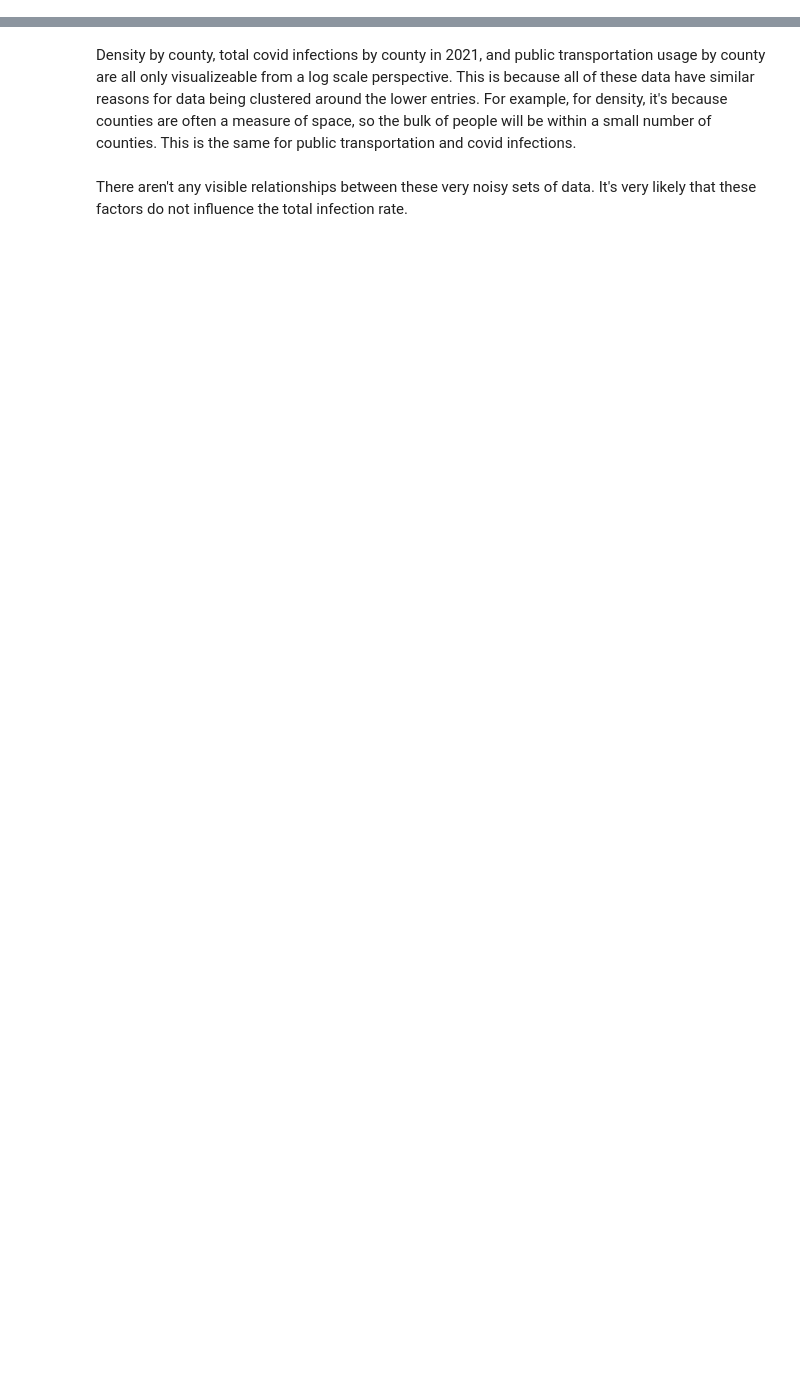
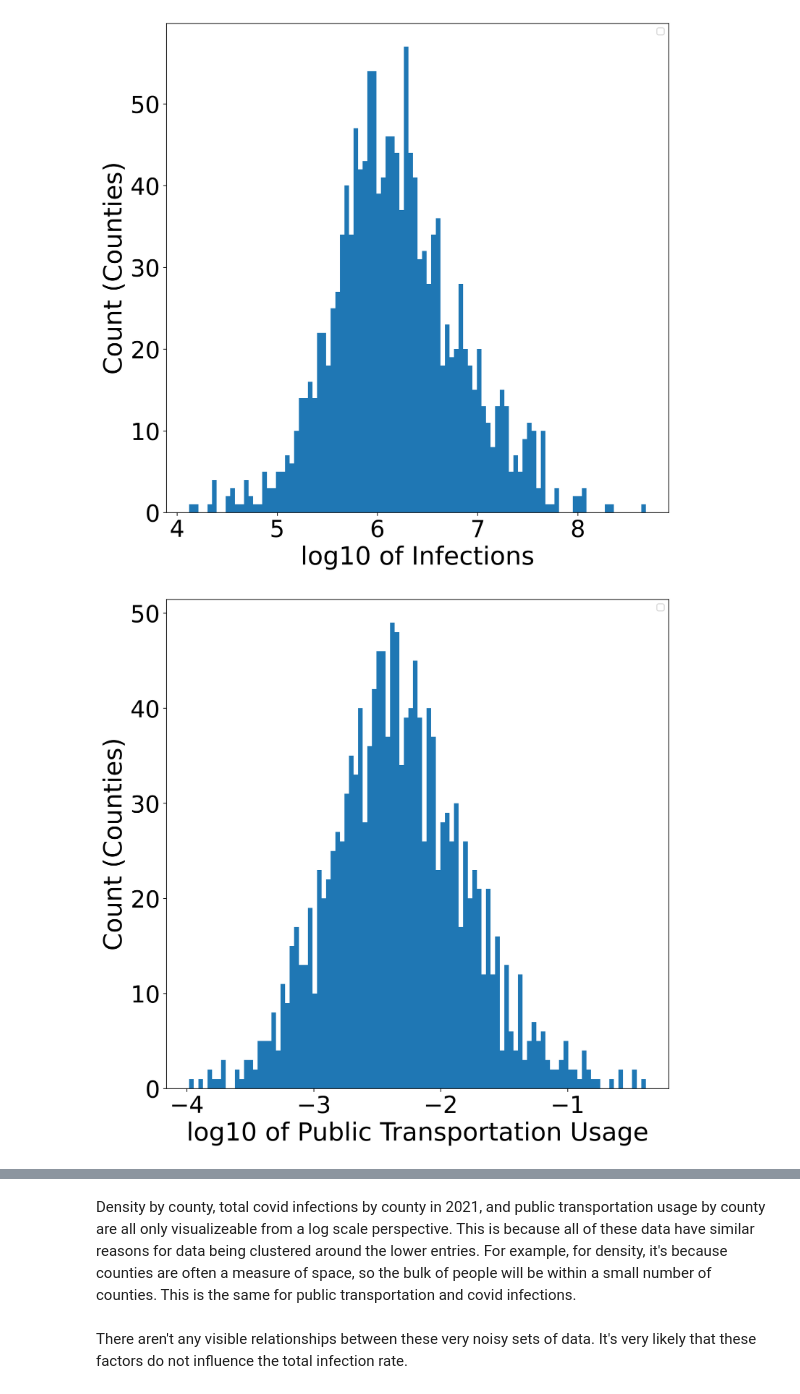
Before and after one commit to mdsnbutler/ChE_2410_Project_1_COVID-Factors, a Jupyter notebook: 2_datavisualization.ipynb, the cells around one changed output, grey strips where cells are left out. Drawn from its saved outputs; the diff is of its cells as text; code cells hidden in the pictures; blank space fills up the shorter version.

```diff
--- a/2_datavisualization.ipynb
+++ b/2_datavisualization.ipynb
@@ -34,0 +36,27 @@ fig = ax.get_figure()
+# %%
+loginf = data['loginf'].tolist()
+figure(figsize = (10, 10), dpi = 300)
+plt.hist(loginf, bins = 100)
+plt.legend('')
+plt.xlabel('log10 of Infections', fontsize=28)
+plt.ylabel('Count (Counties)', fontsize=28)
+plt.tick_params(labelsize=26)
+
+logtrans = data['logtrans'].tolist()
+figure(figsize = (10, 10), dpi = 300)
+plt.hist(logtrans, bins = 100)
+plt.legend('')
+plt.xlabel('log10 of Public Transportation Usage', fontsize=28)
+plt.ylabel('Count (Counties)', fontsize=28)
+plt.tick_params(labelsize=26)
+
+logdensity = data['logdensity'].tolist()
+figure(figsize = (10, 10), dpi = 300)
+plt.hist(logdensity, bins = 100)
+plt.legend('')
+plt.xlabel('log10 of Population Density', fontsize=28)
+plt.ylabel('Count (Counties)', fontsize=28)
+plt.tick_params(labelsize=26)
+# %% [output]
+[figure, added]
+[figure, added]
```
Also changed, not shown: parts of 10 cells of this notebook, 20 other files.
